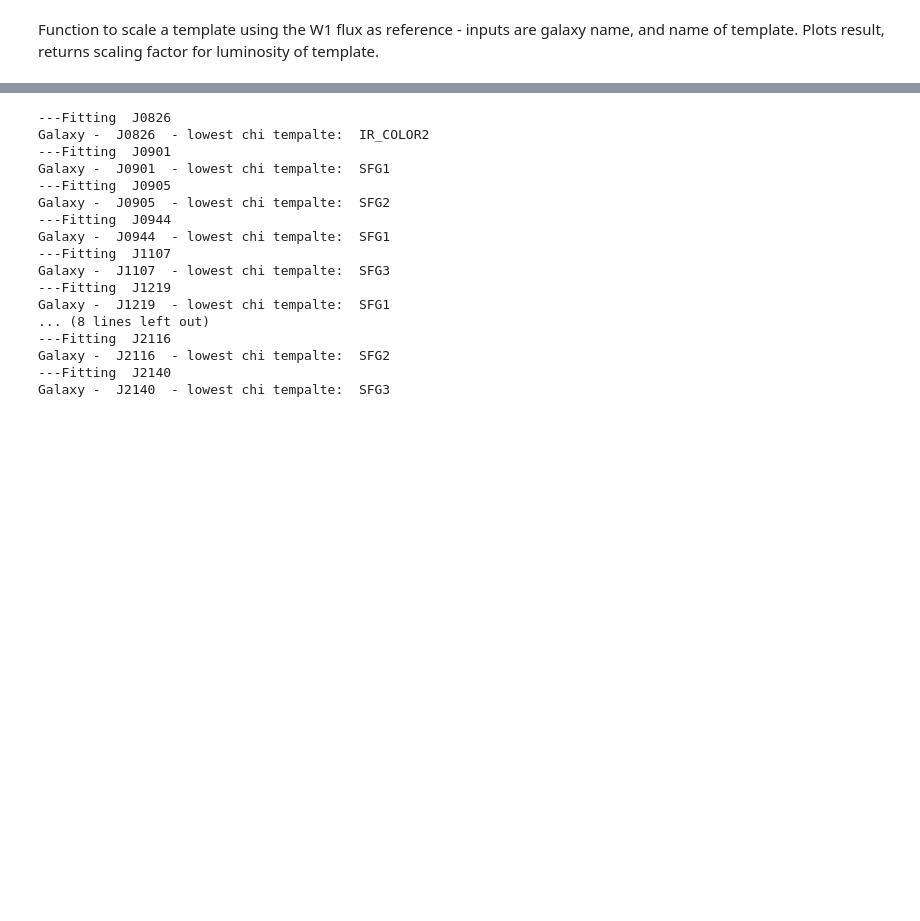
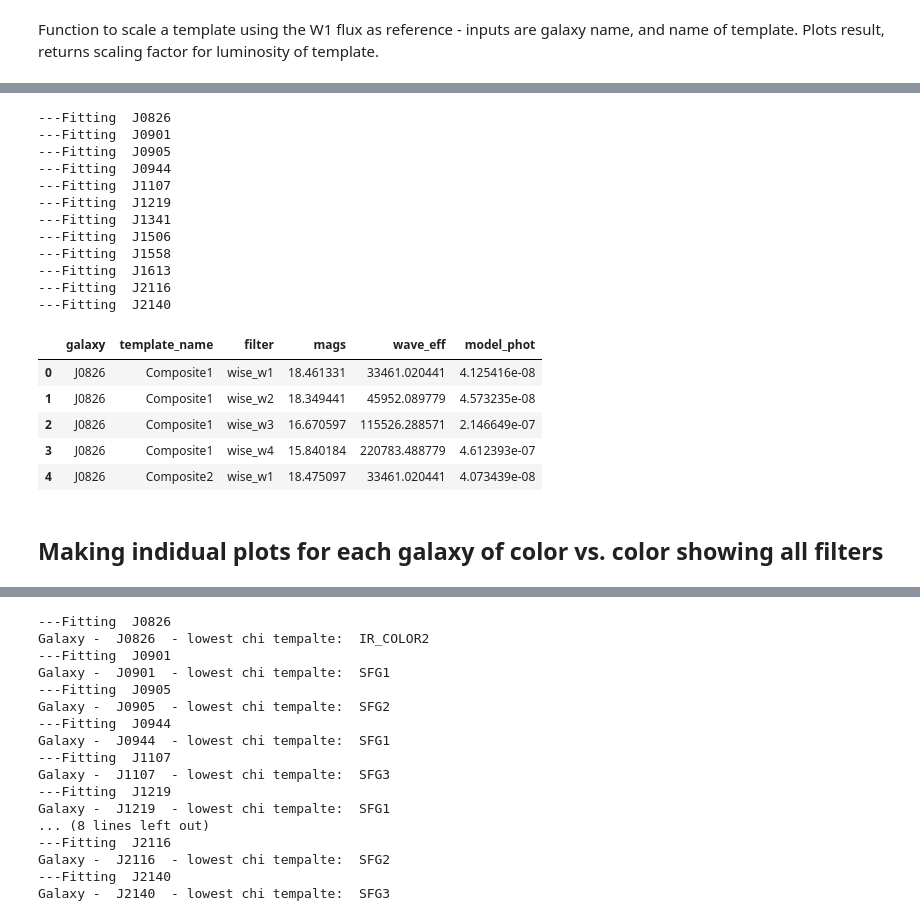
Before and after one commit to aleksds/bates_galaxies_lab, a Jupyter notebook: hst/cb_hst_sedfit.ipynb, the cells around one changed output, grey strips where cells are left out. Drawn from its saved outputs; the diff is of its cells as text; code cells hidden in the pictures; blank space fills up the shorter version.

```diff
--- a/hst/cb_hst_sedfit.ipynb
+++ b/hst/cb_hst_sedfit.ipynb
@@ -114,0 +160,30 @@ Function to scale a template using the W1 flux as reference - inputs are galaxy
+# %%
+sed_fits = pd.DataFrame([],columns=fits_cols)
+
+for gal in umeh.index.values:
+    print("---Fitting ", gal)
+    for tem in templates:
+        sed_fits = sed_fits.append(whatever(gal, tem))
+sed_fits.reset_index(inplace=True, drop=True)
+sed_fits.head()
+# %% [output]
+---Fitting  J0826
+---Fitting  J0901
+---Fitting  J0905
+---Fitting  J0944
+---Fitting  J1107
+---Fitting  J1219
+---Fitting  J1341
+---Fitting  J1506
+---Fitting  J1558
+---Fitting  J1613
+---Fitting  J2116
+---Fitting  J2140
+|  | galaxy | template_name | filter | mags | wave_eff | model_phot |
+| 0 | J0826 | Composite1 | wise_w1 | 18.461331 | 33461.020441 | 4.125416e-08 |
+| 1 | J0826 | Composite1 | wise_w2 | 18.349441 | 45952.089779 | 4.573235e-08 |
+| 2 | J0826 | Composite1 | wise_w3 | 16.670597 | 115526.288571 | 2.146649e-07 |
+| 3 | J0826 | Composite1 | wise_w4 | 15.840184 | 220783.488779 | 4.612393e-07 |
+| 4 | J0826 | Composite2 | wise_w1 | 18.475097 | 33461.020441 | 4.073439e-08 |
+# %% [markdown]
+## Making indidual plots for each galaxy of color vs. color showing all filters
```
Also changed, not shown: parts of 18 cells of this notebook.
